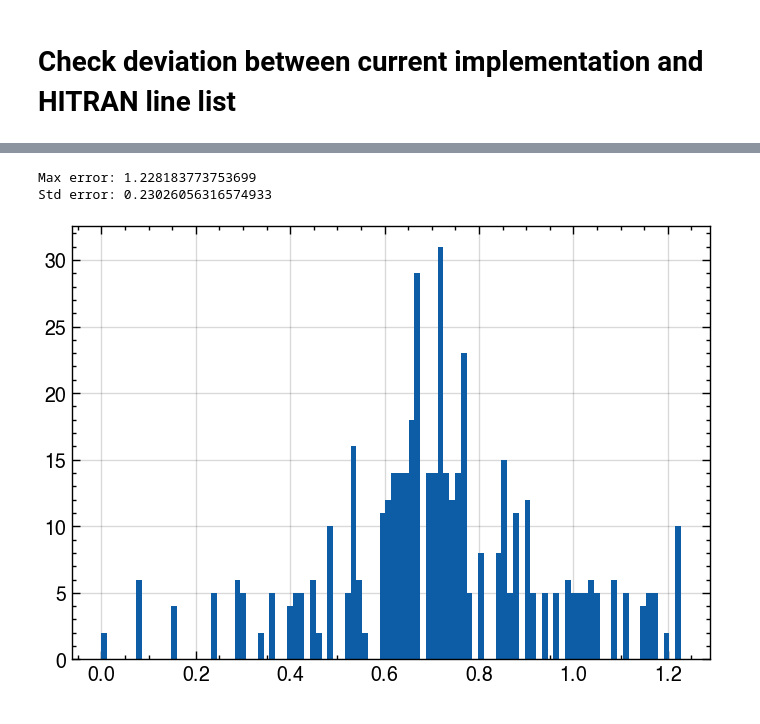
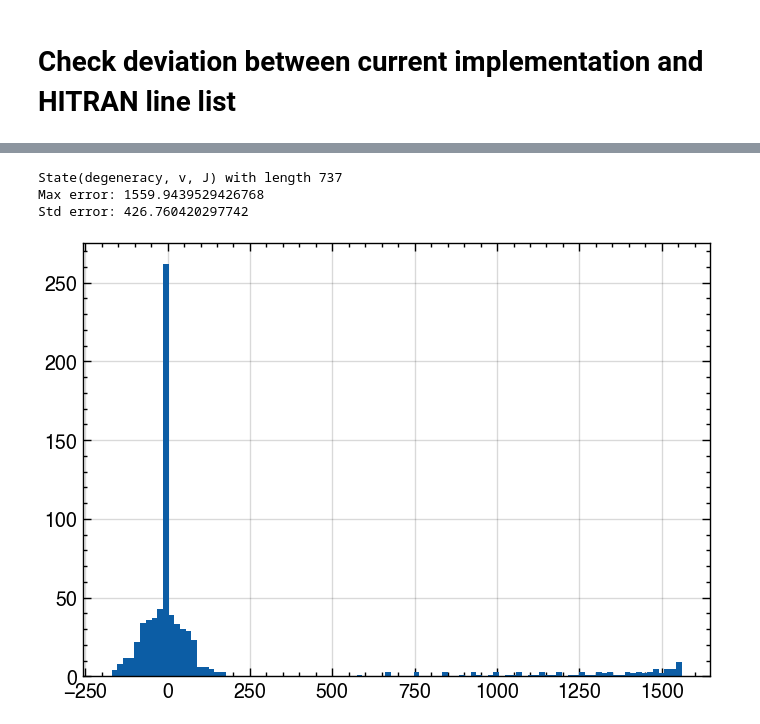
Before and after one commit to Brightsite-Plasmalab/ramlab, a Jupyter notebook: demo/fit_constants_simple.ipynb, the cells around one changed output, grey strips where cells are left out. Saved outputs shown, nothing was run; the diff lists cells and outputs as text; code cells hidden in the pictures.

```diff
--- a/demo/fit_constants_simple.ipynb
+++ b/demo/fit_constants_simple.ipynb
@@ -89,30 +150,28 @@ Std error: 3667.2003899839156
 # %%
-idx = (
-    transitions.initial_E < 20e3
-)  # Filter out high energy states. We have no desire to fit these accurately.
-state_final = transitions.state_final[idx]
-state_initial = transitions.state_initial[idx]
-
+state_final = transitions.state_final
+state_initial = transitions.state_initial
+print(state_final)
 
 E_hitran = state_initial.E
 E_ramlab = M_abinitio.E(state_initial)
 E_ramlab -= np.min(E_ramlab)
 dE = E_hitran - E_ramlab
 
 idx_i = np.argmax(E_ramlab)
 
 dE_std = np.std(dE)
 dE_max = np.max(np.abs(dE))
 print(f"Max error: {dE_max}")
 print(f"Std error: {dE_std}")
 
 plt.figure()
 plt.hist(E_hitran - E_ramlab, bins=100)
 plt.show()
 # %% [output]
-Max error: 1.228183773753699
-Std error: 0.23026056316574933
+State(degeneracy, v, J) with length 737
+Max error: 1559.9439529426768
+Std error: 426.760420297742
-[figure, old version]
+[figure, new version]
 # %%
 def print_simple_diatomic_formulae(orders_J, order_J_v_corr, orders_v, coeffs=None):
     """Energy calculations take the following form for simple diatomic molecules:
```
Also changed, not shown: parts of 10 cells of this notebook, 48 other files.
